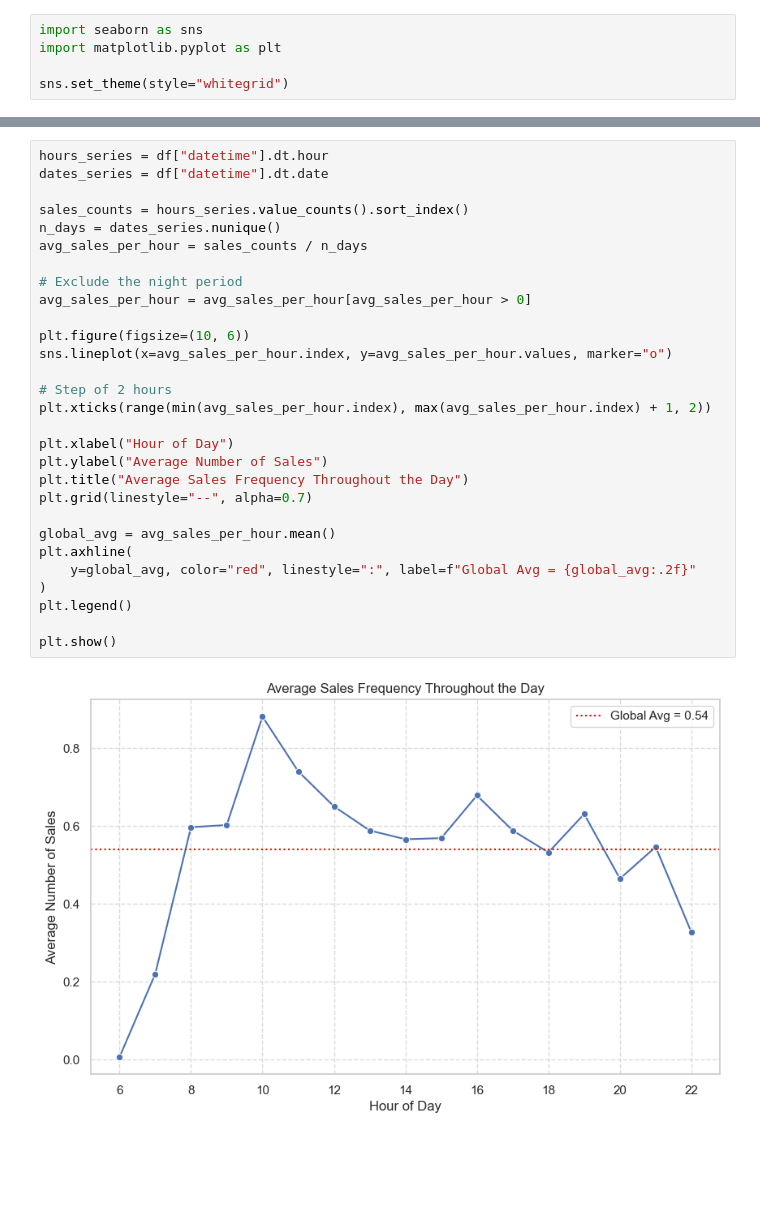
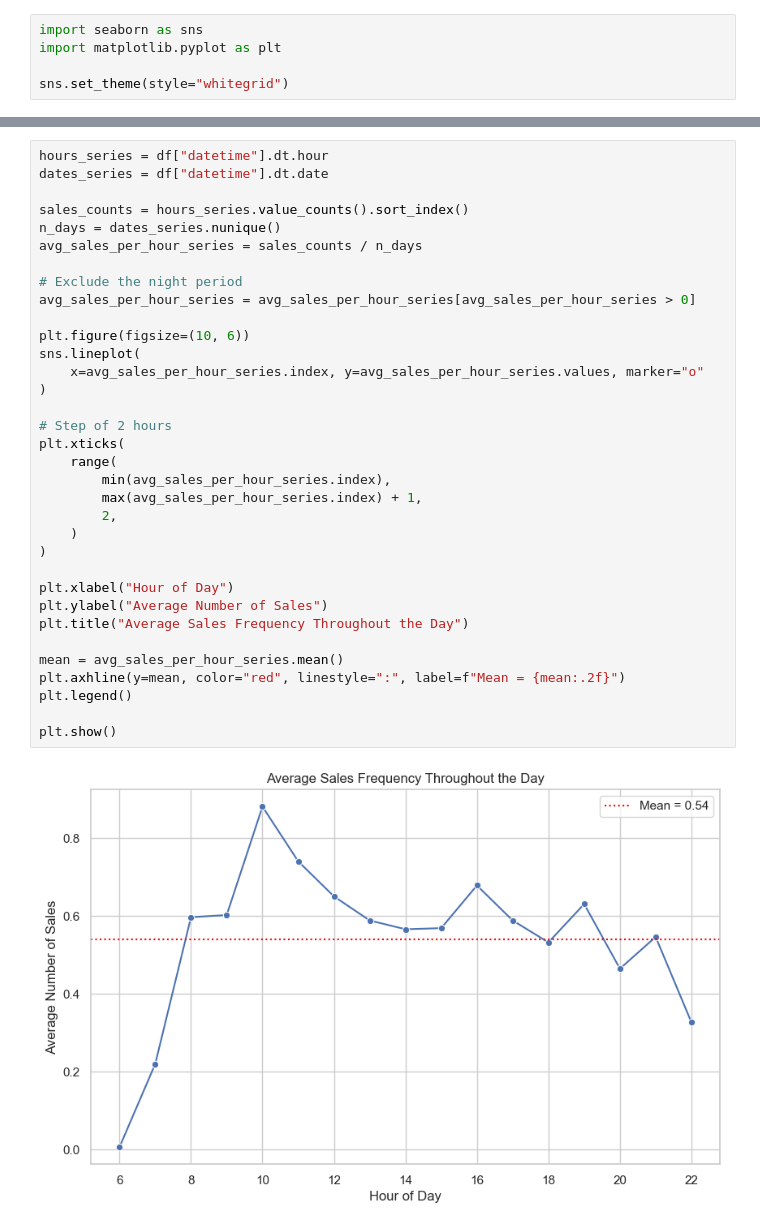
Before and after one commit to baby-platom/uni-visualization, a Jupyter notebook: main.ipynb, the cells around one changed output, grey strips where cells are left out. Saved outputs shown, nothing was run; the diff lists cells and outputs as text; blank space fills up the shorter version.

```diff
--- a/main.ipynb
+++ b/main.ipynb
@@ -132,31 +209,36 @@ Let's analyze, how many sales happen on average an hour.
 # %%
 hours_series = df["datetime"].dt.hour
 dates_series = df["datetime"].dt.date
 
 sales_counts = hours_series.value_counts().sort_index()
 n_days = dates_series.nunique()
-avg_sales_per_hour = sales_counts / n_days
+avg_sales_per_hour_series = sales_counts / n_days
 
 # Exclude the night period
-avg_sales_per_hour = avg_sales_per_hour[avg_sales_per_hour > 0]
+avg_sales_per_hour_series = avg_sales_per_hour_series[avg_sales_per_hour_series > 0]
 
 plt.figure(figsize=(10, 6))
-sns.lineplot(x=avg_sales_per_hour.index, y=avg_sales_per_hour.values, marker="o")
+sns.lineplot(
+    x=avg_sales_per_hour_series.index, y=avg_sales_per_hour_series.values, marker="o"
+)
 
 # Step of 2 hours
-plt.xticks(range(min(avg_sales_per_hour.index), max(avg_sales_per_hour.index) + 1, 2))
+plt.xticks(
+    range(
+        min(avg_sales_per_hour_series.index),
+        max(avg_sales_per_hour_series.index) + 1,
+        2,
+    )
+)
 
 plt.xlabel("Hour of Day")
 plt.ylabel("Average Number of Sales")
 plt.title("Average Sales Frequency Throughout the Day")
-plt.grid(linestyle="--", alpha=0.7)
 
-global_avg = avg_sales_per_hour.mean()
-plt.axhline(
-    y=global_avg, color="red", linestyle=":", label=f"Global Avg = {global_avg:.2f}"
-)
+mean = avg_sales_per_hour_series.mean()
+plt.axhline(y=mean, color="red", linestyle=":", label=f"Mean = {mean:.2f}")
 plt.legend()
 
 plt.show()
 # %% [output]
-[figure, old version]
+[figure, new version]
```
Also changed, not shown: parts of 20 cells of this notebook.
